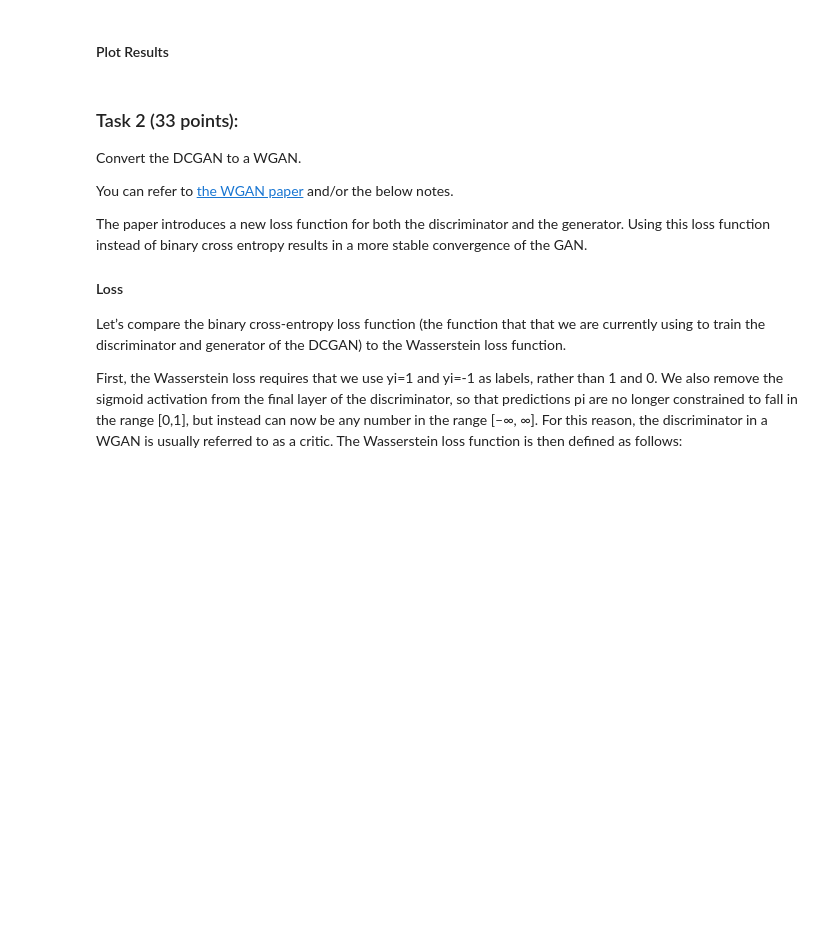
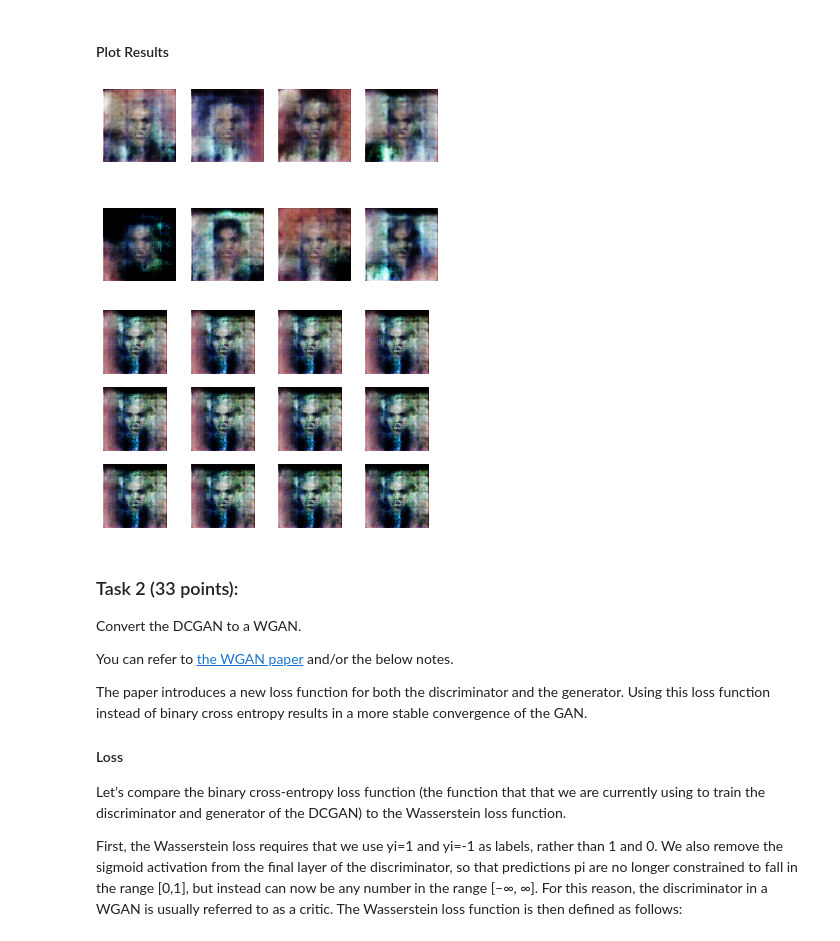
Before and after one commit to AjinkyaIndulkar/CGCV1920-Group8, a Jupyter notebook: Lab 14/Group8_CGCV192014B_GPU.ipynb, the cells around one changed output. Cells and saved outputs as stored; diff of their text form; code cells hidden in the pictures; blank space fills up the shorter version.

```diff
--- a/Lab 14/Group8_CGCV192014B_GPU.ipynb
+++ b/Lab 14/Group8_CGCV192014B_GPU.ipynb
@@ -103,3 +144,10 @@ plt.show()
 # %% [markdown]
 #### Define Model
+# %%
+# set training parameters
+epochs = 2
+
+# set framework device
+use_gpu = True
+ctx = mx.gpu() if use_gpu else mx.cpu()
 # %%
@@ -256,0 +283,22 @@ KeyboardInterrupt: ignored
+# %%
+def plot_images(netG):
+    '''function to generate images'''
+    num_image = 8
+    plt.figure()
+    for i in range(num_image):
+        latent_z = mx.nd.random_normal(0, 1, shape=(1, latent_z_size, 1, 1), ctx=ctx)
+        img = netG(latent_z)
+        plt.subplot(2,4,i+1)
+        visualize(img[0])
+    plt.show()
+
+    num_image = 12
+    plt.figure()
+    latent_z = mx.nd.random_normal(0, 1, shape=(1, latent_z_size, 1, 1), ctx=ctx)
+    step = 0.05
+    for i in range(num_image):
+        img = netG(latent_z)
+        plt.subplot(3,4,i+1)
+        visualize(img[0])
+        latent_z += 0.05
+    plt.show()
@@ -256,0 +307,4 @@ KeyboardInterrupt: ignored
+# %%
+netG_dcgan, netD_dcgan = define_gan()
+# %%
+netG_dcgan, netD_dcgan = train_dcgan(netG_dcgan, netD_dcgan, train_data, epochs)
@@ -277,3 +331,8 @@ plt.show()
+# %%
+plot_images(netG_dcgan)
+# %% [output]
+[figure, added]
+[figure, added]
 # %% [markdown]
 ### Task 2 (33 points):
 
```
Also changed, not shown: parts of 58 cells of this notebook, 1 other file.
